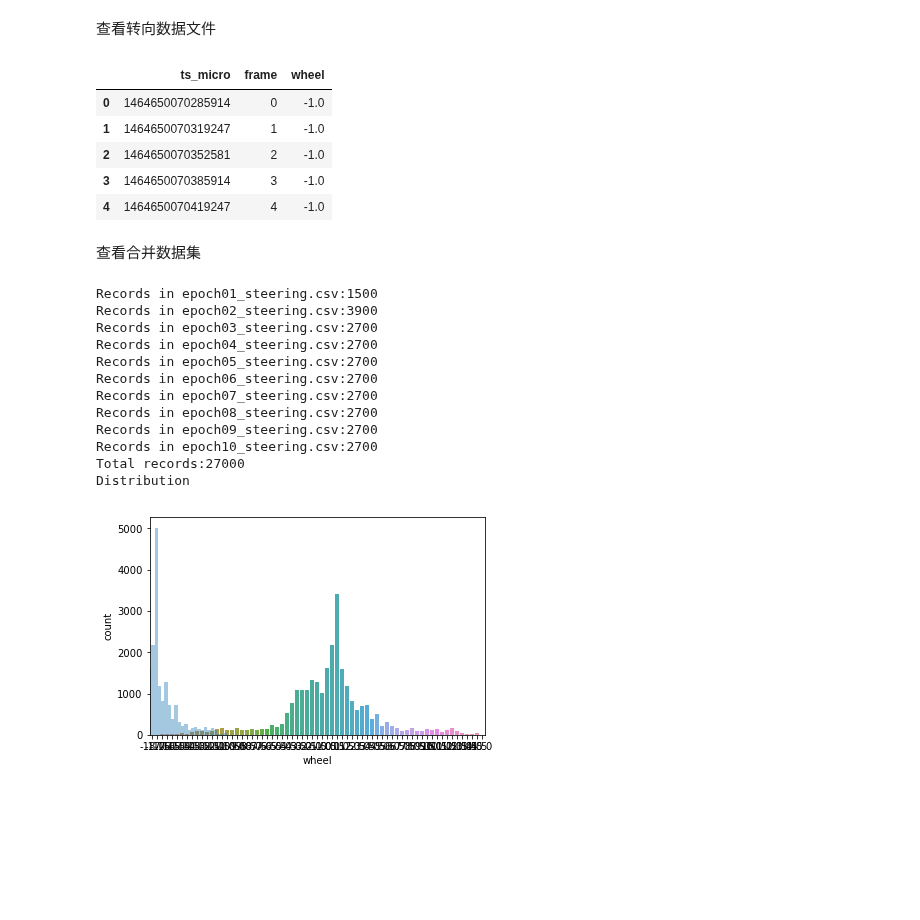
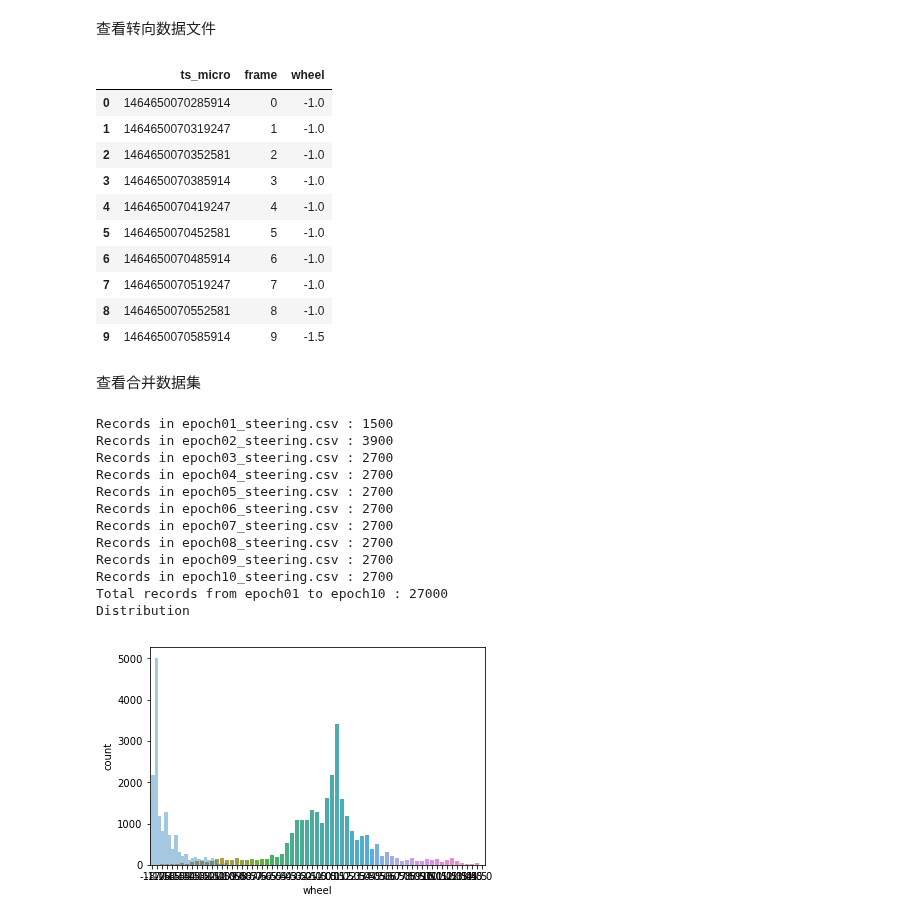
Before and after one commit to gdefenser/MyUdacity, a Jupyter notebook: CourseProjects/MLA_P7_DeepTesla/code.ipynb, the cells around one changed output. Drawn from its saved outputs; the diff is of its cells as text; code cells hidden in the pictures; blank space fills up the shorter version.

```diff
--- a/CourseProjects/MLA_P7_DeepTesla/code.ipynb
+++ b/CourseProjects/MLA_P7_DeepTesla/code.ipynb
@@ -27,42 +28,52 @@ shape:
 查看转向数据文件
 # %%
 wheel_sig = pd.read_csv('./deep_tesla/epochs/epoch01_steering.csv')
-wheel_sig.head()
+wheel_sig.head(10)
 # %% [output]
 |  | ts_micro | frame | wheel |
 | 0 | 1464650070285914 | 0 | -1.0 |
 | 1 | 1464650070319247 | 1 | -1.0 |
 | 2 | 1464650070352581 | 2 | -1.0 |
 | 3 | 1464650070385914 | 3 | -1.0 |
 | 4 | 1464650070419247 | 4 | -1.0 |
+| 5 | 1464650070452581 | 5 | -1.0 |
+| 6 | 1464650070485914 | 6 | -1.0 |
+| 7 | 1464650070519247 | 7 | -1.0 |
+| 8 | 1464650070552581 | 8 | -1.0 |
+| 9 | 1464650070585914 | 9 | -1.5 |
 # %% [markdown]
 查看合并数据集
 # %%
-epochs = []
+def get_combine_dataset(start_idx,end_idx):
+    epochs = []
 
-for i in range(1,11):
-    epoch = pd.read_csv('./deep_tesla/epochs/epoch'+(str(i).zfill(2))+'_steering.csv')
-    print('Records in epoch'+(str(i).zfill(2))+'_steering.csv:'+str(len(epoch)))
-    epochs.append(epoch)
+    for i in range(start_idx,end_idx+1):
+        epoch = pd.read_csv('./deep_tesla/epochs/epoch'+(str(i).zfill(2))+'_steering.csv')
+        print('Records in epoch'+(str(i).zfill(2))+'_steering.csv : '+str(len(epoch)))
+        epochs.append(epoch)
 
-epoch_all = pd.concat(epochs)
-print('Total records:'+str(len(epoch_all)))
+    return pd.concat(epochs)
 
-ax = sns.countplot(x="wheel", data=epoch_all)
-sns.distplot(epoch_all['wheel'], kde=False)
-print('Distribution')
-plt.show()
+def check_dataset(start_idx,end_idx):
+    epoch_all = get_combine_dataset(start_idx,end_idx)
+    print('Total records from epoch'+(str(start_idx).zfill(2))+' to epoch'+(str(end_idx).zfill(2))+' : '+str(len(epoch_all)))
+    ax = sns.countplot(x="wheel", data=epoch_all)
+    sns.distplot(epoch_all['wheel'], kde=False)
+    print('Distribution')
+    plt.show()
+
+check_dataset(1,10)
 # %% [output]
-Records in epoch01_steering.csv:1500
-Records in epoch02_steering.csv:3900
-Records in epoch03_steering.csv:2700
-Records in epoch04_steering.csv:2700
-Records in epoch05_steering.csv:2700
-Records in epoch06_steering.csv:2700
-Records in epoch07_steering.csv:2700
-Records in epoch08_steering.csv:2700
-Records in epoch09_steering.csv:2700
-Records in epoch10_steering.csv:2700
-Total records:27000
+Records in epoch01_steering.csv : 1500
+Records in epoch02_steering.csv : 3900
+Records in epoch03_steering.csv : 2700
+Records in epoch04_steering.csv : 2700
+Records in epoch05_steering.csv : 2700
+Records in epoch06_steering.csv : 2700
+Records in epoch07_steering.csv : 2700
+Records in epoch08_steering.csv : 2700
+Records in epoch09_steering.csv : 2700
+Records in epoch10_steering.csv : 2700
+Total records from epoch01 to epoch10 : 27000
 Distribution
 [figure]
```
Also changed, not shown: parts of 8 cells of this notebook, 1 other file.
